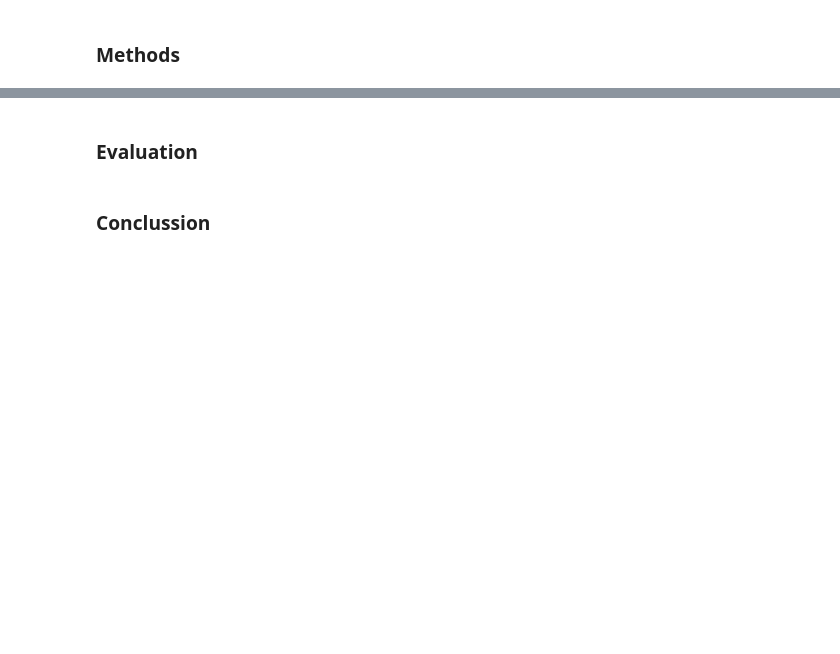
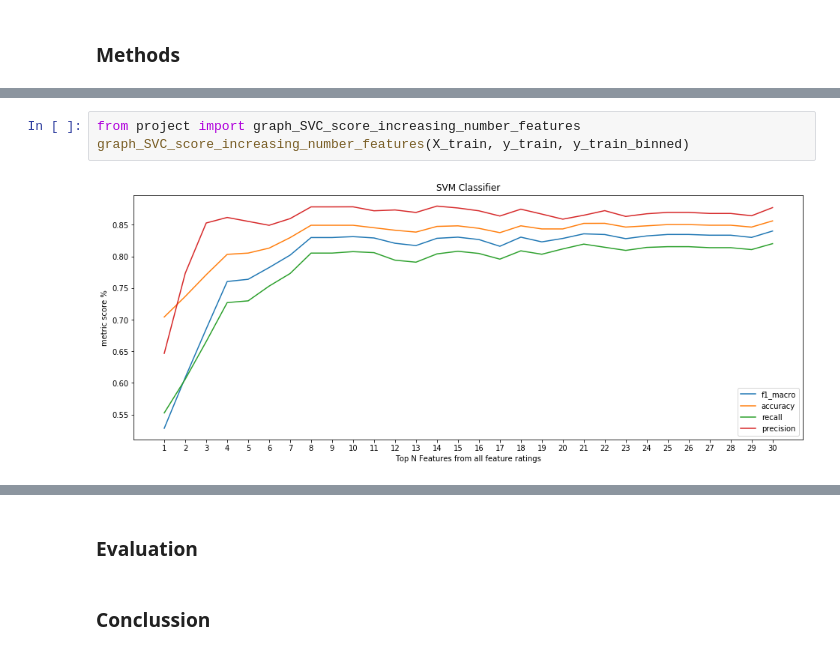
Before and after one commit to samialisayed/MachineLearning-Final-Project, a Jupyter notebook: project.ipynb, the cells around one changed output, grey strips where cells are left out. Drawn from its saved outputs; the diff is of its cells as text; blank space fills up the shorter version.

```diff
--- a/project.ipynb
+++ b/project.ipynb
@@ -19,0 +51,5 @@ Our goal was to accurately predict the sale price of a property in Amos, Texas a
+# %%
+from project import graph_SVC_score_increasing_number_features
+graph_SVC_score_increasing_number_features(X_train, y_train, y_train_binned)
+# %% [output]
+[figure, added]
```
Also changed, not shown: parts of 20 cells of this notebook, 3 other files.
